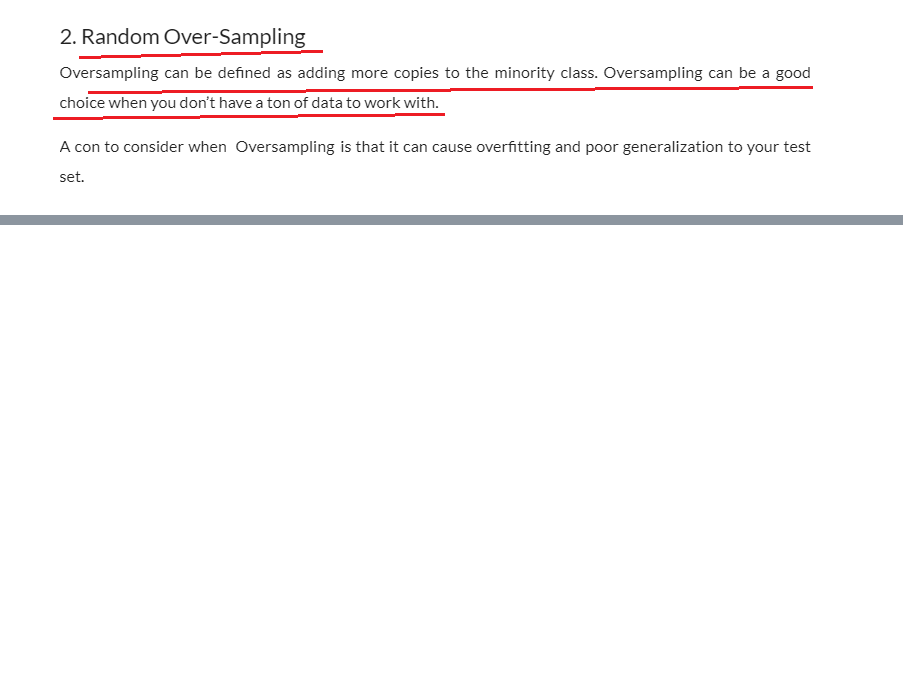
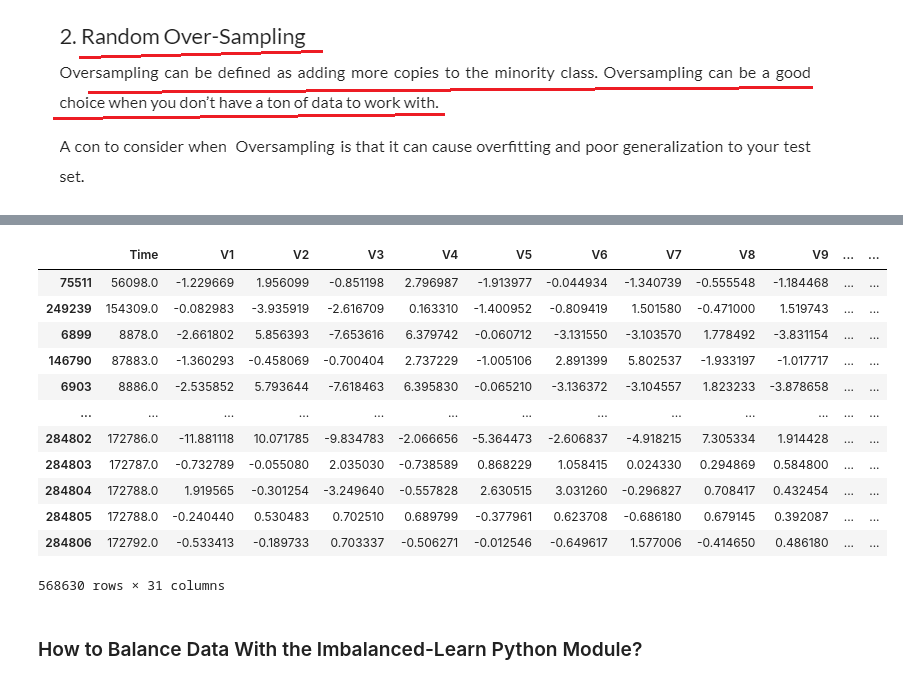
Before and after one commit to rivillasm/ineuron, a Jupyter notebook: full_stack/013a.fs_unbalanced_data.ipynb, the cells around one changed output, grey strips where cells are left out. Saved outputs shown, nothing was run; the diff lists cells and outputs as text; code cells hidden in the pictures; blank space fills up the shorter version.

```diff
--- a/full_stack/013a.fs_unbalanced_data.ipynb
+++ b/full_stack/013a.fs_unbalanced_data.ipynb
@@ -70,0 +88,17 @@ Name: Class, dtype: int64
+# %%
+test_over = pd.concat([class_1_over, class_0], axis=0)
+test_over
+# %% [output]
+|  | Time | V1 | V2 | V3 | V4 | V5 | V6 | V7 | V8 | V9 | ... | ... |
+| 75511 | 56098.0 | -1.229669 | 1.956099 | -0.851198 | 2.796987 | -1.913977 | -0.044934 | -1.340739 | -0.555548 | -1.184468 | ... | ... |
+| 249239 | 154309.0 | -0.082983 | -3.935919 | -2.616709 | 0.163310 | -1.400952 | -0.809419 | 1.501580 | -0.471000 | 1.519743 | ... | ... |
+| 6899 | 8878.0 | -2.661802 | 5.856393 | -7.653616 | 6.379742 | -0.060712 | -3.131550 | -3.103570 | 1.778492 | -3.831154 | ... | ... |
+| 146790 | 87883.0 | -1.360293 | -0.458069 | -0.700404 | 2.737229 | -1.005106 | 2.891399 | 5.802537 | -1.933197 | -1.017717 | ... | ... |
+| 6903 | 8886.0 | -2.535852 | 5.793644 | -7.618463 | 6.395830 | -0.065210 | -3.136372 | -3.104557 | 1.823233 | -3.878658 | ... | ... |
+| ... | ... | ... | ... | ... | ... | ... | ... | ... | ... | ... | ... | ... |
+| 284802 | 172786.0 | -11.881118 | 10.071785 | -9.834783 | -2.066656 | -5.364473 | -2.606837 | -4.918215 | 7.305334 | 1.914428 | ... | ... |
+| 284803 | 172787.0 | -0.732789 | -0.055080 | 2.035030 | -0.738589 | 0.868229 | 1.058415 | 0.024330 | 0.294869 | 0.584800 | ... | ... |
+| 284804 | 172788.0 | 1.919565 | -0.301254 | -3.249640 | -0.557828 | 2.630515 | 3.031260 | -0.296827 | 0.708417 | 0.432454 | ... | ... |
+| 284805 | 172788.0 | -0.240440 | 0.530483 | 0.702510 | 0.689799 | -0.377961 | 0.623708 | -0.686180 | 0.679145 | 0.392087 | ... | ... |
+| 284806 | 172792.0 | -0.533413 | -0.189733 | 0.703337 | -0.506271 | -0.012546 | -0.649617 | 1.577006 | -0.414650 | 0.486180 | ... | ... |
+568630 rows × 31 columns
@@ -70,0 +110,2 @@ Name: Class, dtype: int64
+# %% [markdown]
+### How to Balance Data With the Imbalanced-Learn Python Module?
```
Also changed, not shown: parts of 16 cells of this notebook.
